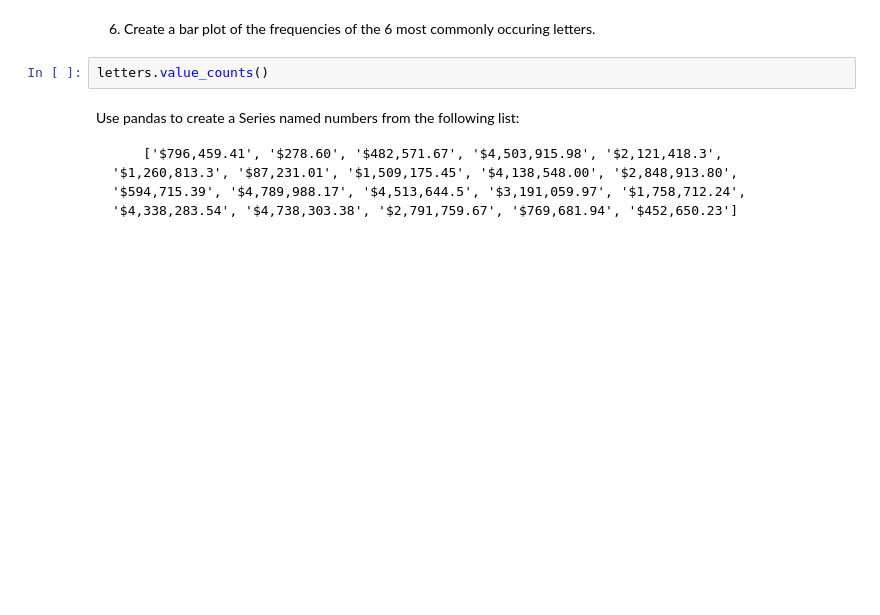
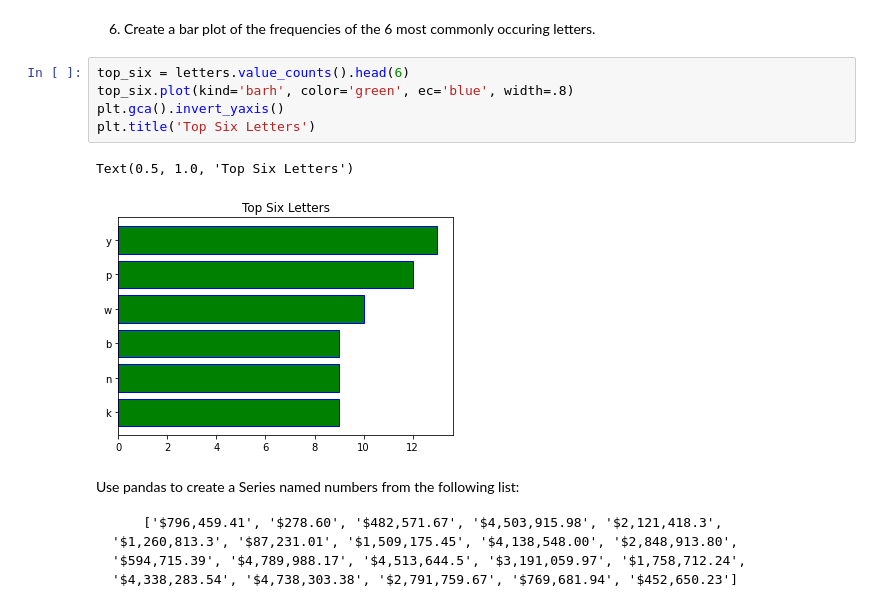
Before and after one commit to tarrencen/numpy-pandas-visualization-exercises, a Jupyter notebook: pandas_series.ipynb, the cells around one changed output. Drawn from its saved outputs; the diff is of its cells as text; blank space fills up the shorter version.

```diff
--- a/pandas_series.ipynb
+++ b/pandas_series.ipynb
@@ -1322,8 +1322,14 @@ Length: 200, dtype: object
 # %% [markdown]
 6. Create a bar plot of the frequencies of the 6 most commonly occuring
       letters.
-# %%
-letters.value_counts()
+# %%
+top_six = letters.value_counts().head(6)
+top_six.plot(kind='barh', color='green', ec='blue', width=.8)
+plt.gca().invert_yaxis()
+plt.title('Top Six Letters')
+# %% [output]
+Text(0.5, 1.0, 'Top Six Letters')
+[figure, added]
 # %% [markdown]
 Use pandas to create a Series named numbers from the following list:
 
```
Also changed, not shown: parts of 17 cells of this notebook.
